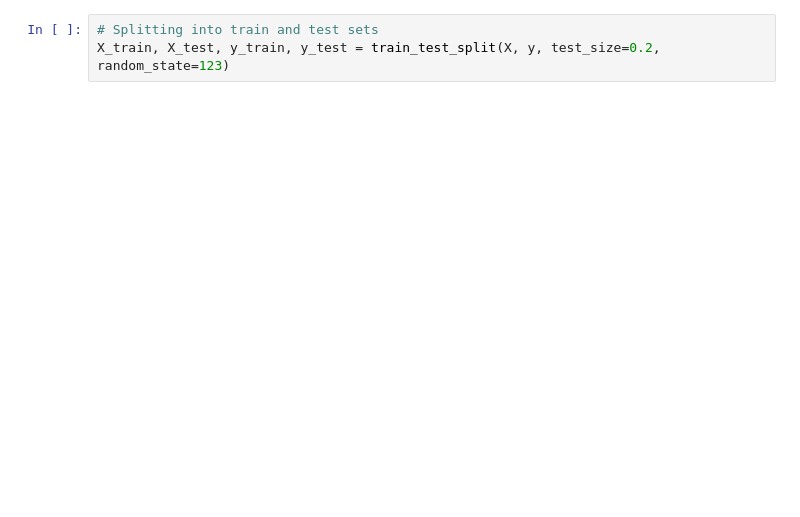
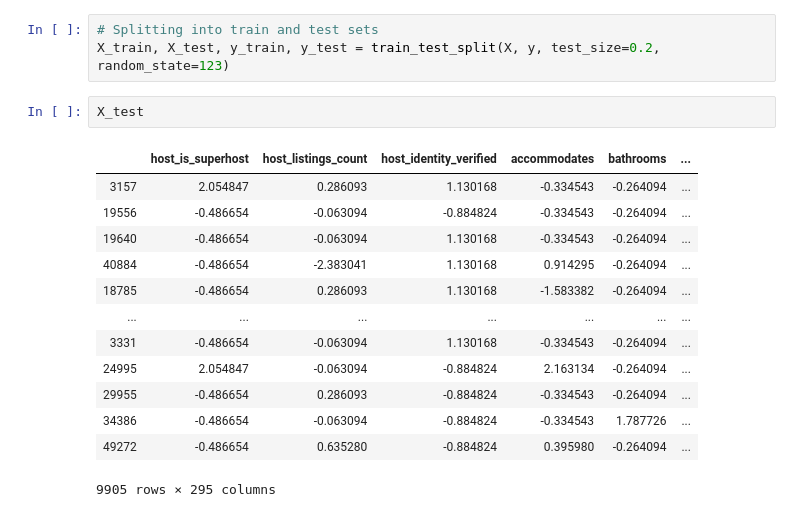
Before and after one commit to Justin-FrankGH/project3, a Jupyter notebook: jupyter_notebooks/xgboost_airbnb_ny.ipynb, the cells around one changed output. Drawn from its saved outputs; the diff is of its cells as text; blank space fills up the shorter version.

```diff
--- a/jupyter_notebooks/xgboost_airbnb_ny.ipynb
+++ b/jupyter_notebooks/xgboost_airbnb_ny.ipynb
@@ -661,3 +938,19 @@ X = pd.DataFrame(scaler.fit_transform(X), columns=list(X.columns))
 # %%
 # Splitting into train and test sets
 X_train, X_test, y_train, y_test = train_test_split(X, y, test_size=0.2, random_state=123)
+# %%
+X_test
+# %% [output]
+|  | host_is_superhost | host_listings_count | host_identity_verified | accommodates | bathrooms | ... |
+| 3157 | 2.054847 | 0.286093 | 1.130168 | -0.334543 | -0.264094 | ... |
+| 19556 | -0.486654 | -0.063094 | -0.884824 | -0.334543 | -0.264094 | ... |
+| 19640 | -0.486654 | -0.063094 | 1.130168 | -0.334543 | -0.264094 | ... |
+| 40884 | -0.486654 | -2.383041 | 1.130168 | 0.914295 | -0.264094 | ... |
+| 18785 | -0.486654 | 0.286093 | 1.130168 | -1.583382 | -0.264094 | ... |
+| ... | ... | ... | ... | ... | ... | ... |
+| 3331 | -0.486654 | -0.063094 | 1.130168 | -0.334543 | -0.264094 | ... |
+| 24995 | 2.054847 | -0.063094 | -0.884824 | 2.163134 | -0.264094 | ... |
+| 29955 | -0.486654 | 0.286093 | -0.884824 | -0.334543 | -0.264094 | ... |
+| 34386 | -0.486654 | -0.063094 | -0.884824 | -0.334543 | 1.787726 | ... |
+| 49272 | -0.486654 | 0.635280 | -0.884824 | 0.395980 | -0.264094 | ... |
+9905 rows × 295 columns
```
Also changed, not shown: parts of 71 cells of this notebook, 7 other files.
